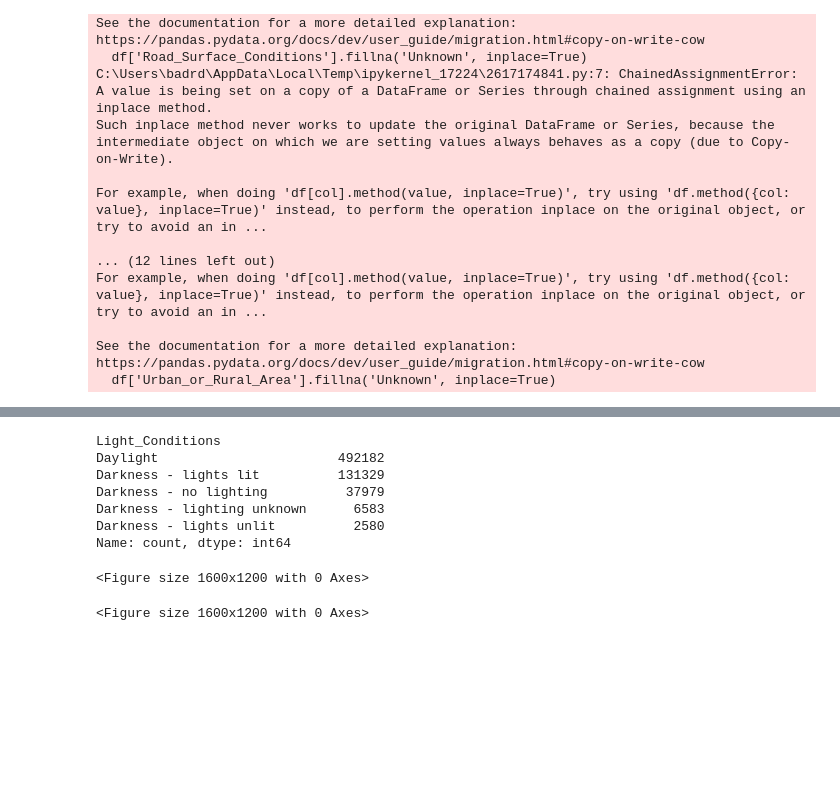
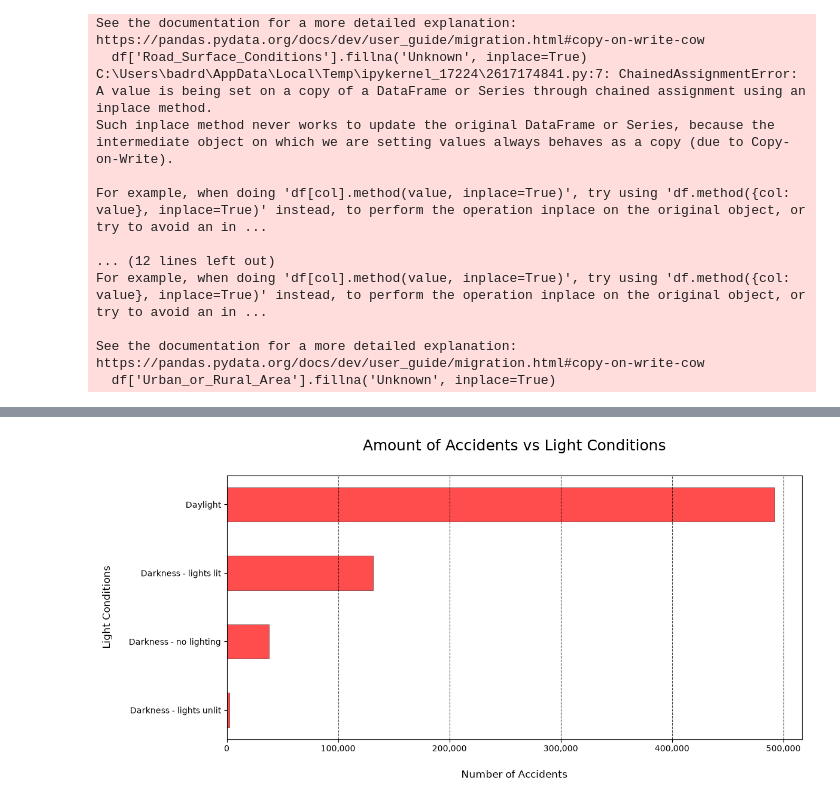
Before and after one commit to 2494-Gen-AI-CN/BadrAl-Dhaibani, a Jupyter notebook: week-02/hackathon/notebook.ipynb, the cells around one changed output, grey strips where cells are left out. Drawn from its saved outputs; the diff is of its cells as text; code cells hidden in the pictures; blank space fills up the shorter version.

Commit message:
Added styling for Amount of Accidents vs Light Conditions graph

```diff
--- a/week-02/hackathon/notebook.ipynb
+++ b/week-02/hackathon/notebook.ipynb
@@ -100,15 +90,30 @@ plt.xticks(rotation=45)
 # %%
-light_conditions = df['Light_Conditions'].value_counts()
-print(light_conditions.index())
+light_conditions_count = df['Light_Conditions'].value_counts(ascending=True)
+light_conditions_count = light_conditions_count.drop('Darkness - lighting unknown')
 
-plt.figure(figsize=(16,12))
+fig, ax = plt.subplots(figsize=(12,6))
+
+ax.set_title('Amount of Accidents vs Light Conditions', fontsize=18, pad=30)
+
+ax.set_xlabel('Number of Accidents', fontsize=12, labelpad=20)
+ax.set_ylabel('Light Conditions', fontsize=12, labelpad=20)
+
+ax.barh(light_conditions_count.index, light_conditions_count.values,
+        color='red',
+        edgecolor='black',
+        linewidth=0.5,
+        height=0.5,
+        alpha=0.7
+        )
+
+ax.xaxis.set_major_formatter(plt.matplotlib.ticker.StrMethodFormatter("{x:,.0f}"))  # adding commas to big numbers (500000 -> 500,000)
+
+ax.grid(axis='x',
+        linestyle='--',
+        color='black',
+        alpha=0.7)
+
+fig.tight_layout()
+plt.show()
 # %% [output]
-Light_Conditions
-Daylight                       492182
-Darkness - lights lit          131329
-Darkness - no lighting          37979
-Darkness - lighting unknown      6583
-Darkness - lights unlit          2580
-Name: count, dtype: int64
-<Figure size 1600x1200 with 0 Axes>
-<Figure size 1600x1200 with 0 Axes>
+[figure, added]
```
Also changed, not shown: parts of 1 cell of this notebook.
